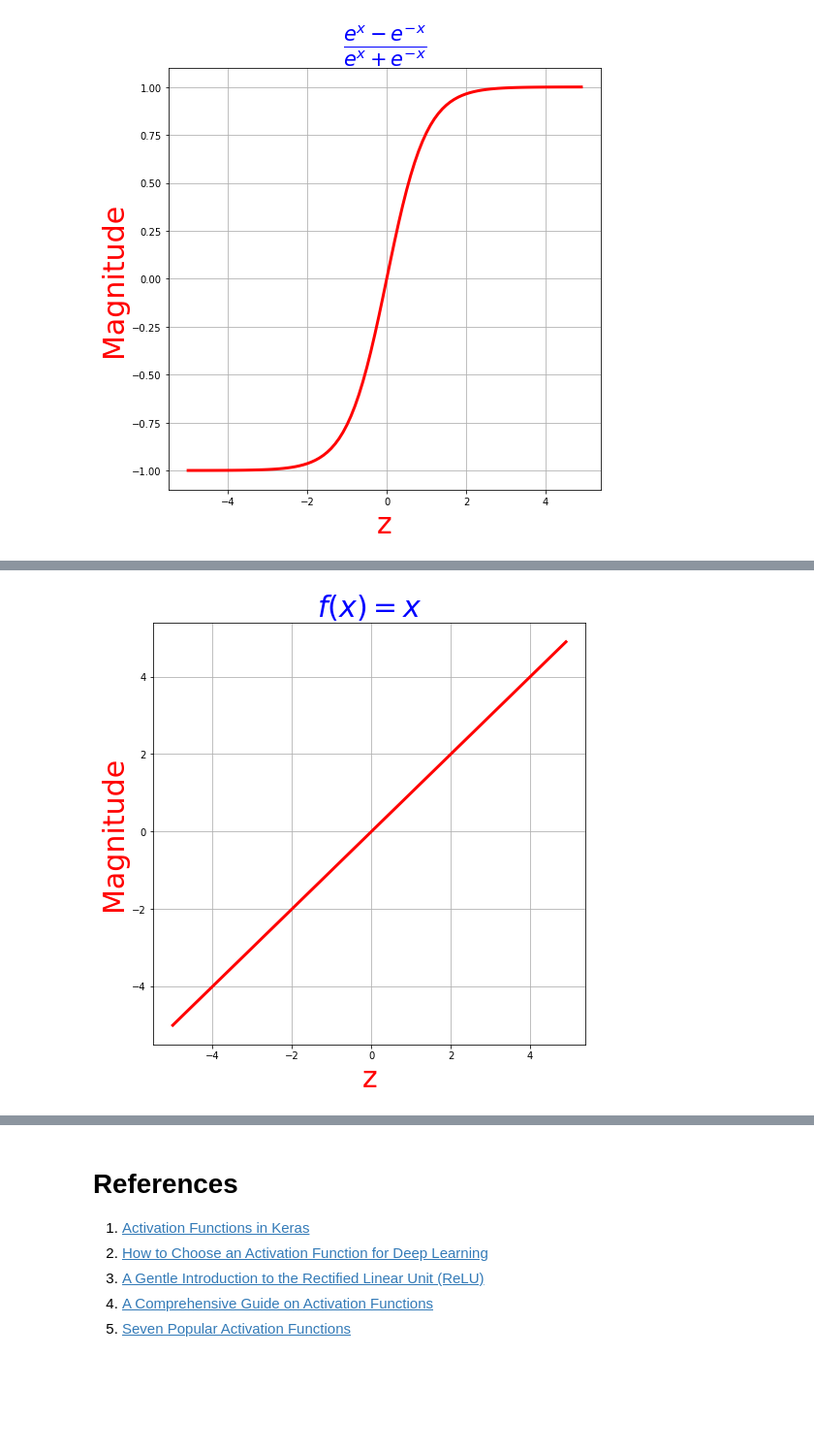
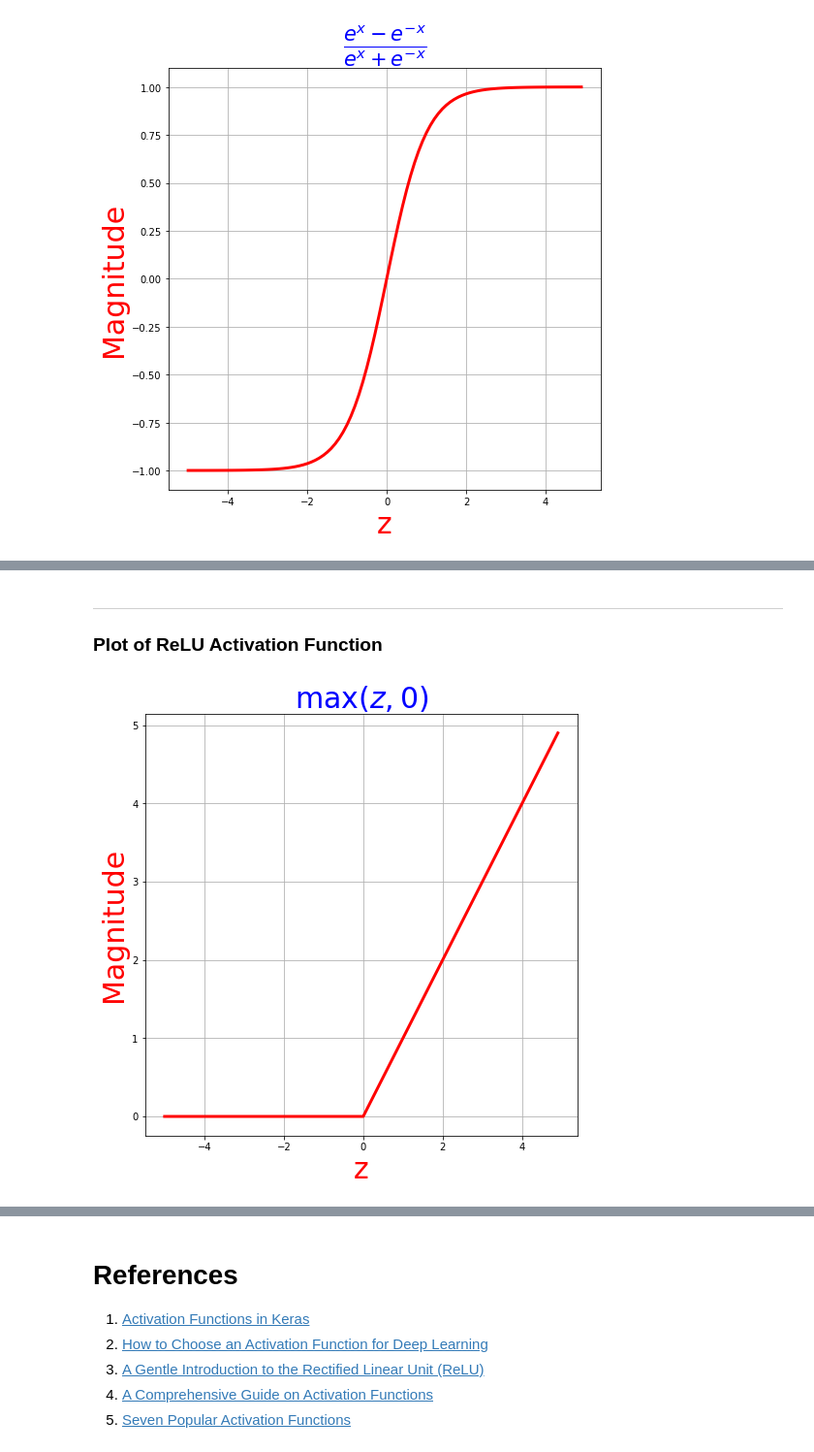
Before and after one commit to ImranNust/Spring2021_CS_ANN_Class, a Jupyter notebook: Lecture5_ImagesAndClassification/Module4_ActivationFunctions.ipynb, the cells around one changed output, grey strips where cells are left out. Shown at 97% size. Saved outputs shown, nothing was run; the diff lists cells and outputs as text; code cells hidden in the pictures; blank space fills up the shorter version.

Commit message:
Added details of ReLU activation function.

```diff
--- a/Lecture5_ImagesAndClassification/Module4_ActivationFunctions.ipynb
+++ b/Lecture5_ImagesAndClassification/Module4_ActivationFunctions.ipynb
@@ -143,11 +158,14 @@ The plot of the function and its derivative are shown below.
+# %% [markdown]
+***
+### Plot of ReLU Activation Function
 # %%
 x = tf.range(-5, 5, delta=0.1, dtype=tf.float32)
-a = tf.keras.activations.linear(x.numpy())
+a = tf.keras.activations.relu(x.numpy())
 plt.figure(figsize=(8,8))
 plt.plot(x, a, linewidth = 3, color = 'red')
-plt.title(r'$f(x) = x$',fontsize = 30, color = 'blue')
+plt.title(r'$\max{\left(z, 0\right)}$',fontsize = 30, color = 'blue')
 plt.xlabel('z' ,fontsize = 30, color = 'red')
 plt.ylabel('Magnitude',fontsize = 30, color = 'red')
 plt.grid(b=None, which='both', axis='both')
 # %% [output]
-[figure, old version]
+[figure, new version]
```
Also changed, not shown: parts of 4 cells of this notebook, 1 other file.
